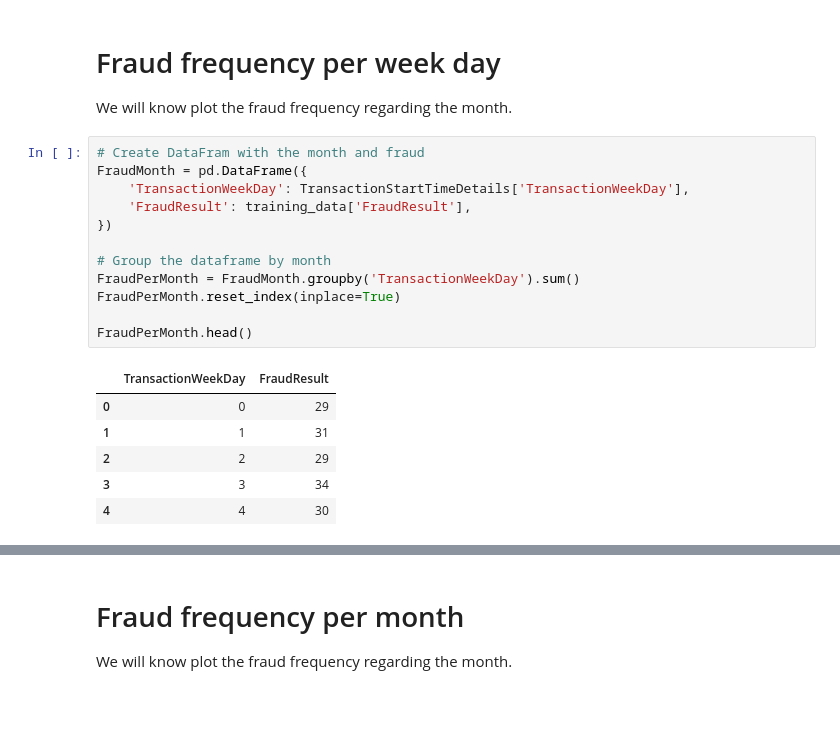
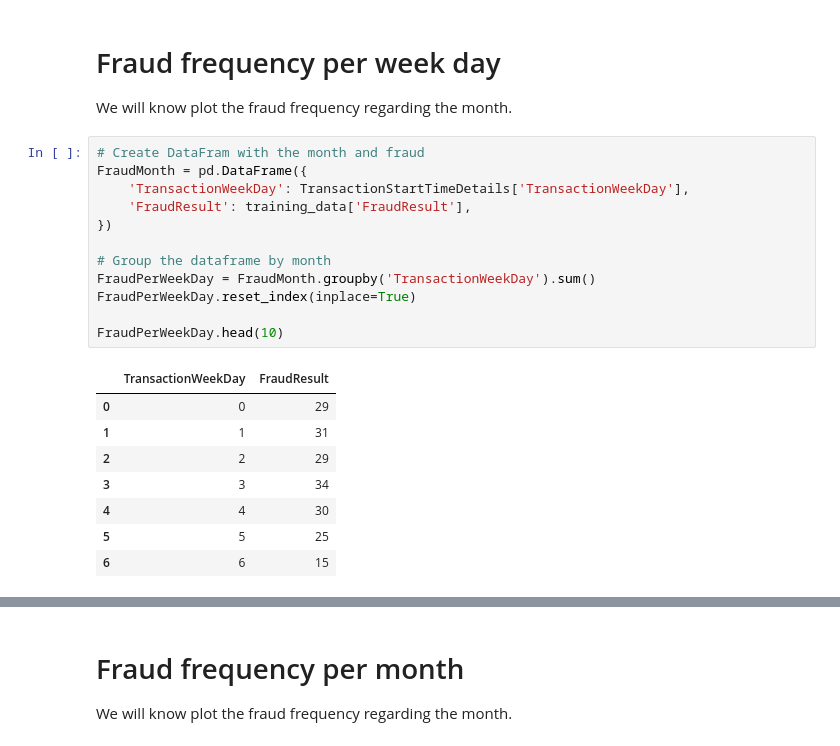
Before and after one commit to alex210501/AI5L-L1-FraudDetection, a Jupyter notebook: ml_project.ipynb, the cells around one changed output, grey strips where cells are left out. Cells and saved outputs as stored; diff of their text form; blank space fills up the shorter version.

```diff
--- a/ml_project.ipynb
+++ b/ml_project.ipynb
@@ -257,19 +256,21 @@ We will know plot the fraud frequency regarding the month.
 # %%
 # Create DataFram with the month and fraud
 FraudMonth = pd.DataFrame({
     'TransactionWeekDay': TransactionStartTimeDetails['TransactionWeekDay'],
     'FraudResult': training_data['FraudResult'],
 })
 
 # Group the dataframe by month
-FraudPerMonth = FraudMonth.groupby('TransactionWeekDay').sum()
-FraudPerMonth.reset_index(inplace=True)
+FraudPerWeekDay = FraudMonth.groupby('TransactionWeekDay').sum()
+FraudPerWeekDay.reset_index(inplace=True)
 
-FraudPerMonth.head()
+FraudPerWeekDay.head(10)
 # %% [output]
 |  | TransactionWeekDay | FraudResult |
 | 0 | 0 | 29 |
 | 1 | 1 | 31 |
 | 2 | 2 | 29 |
 | 3 | 3 | 34 |
 | 4 | 4 | 30 |
+| 5 | 5 | 25 |
+| 6 | 6 | 15 |
```
Also changed, not shown: parts of 4 cells of this notebook.
